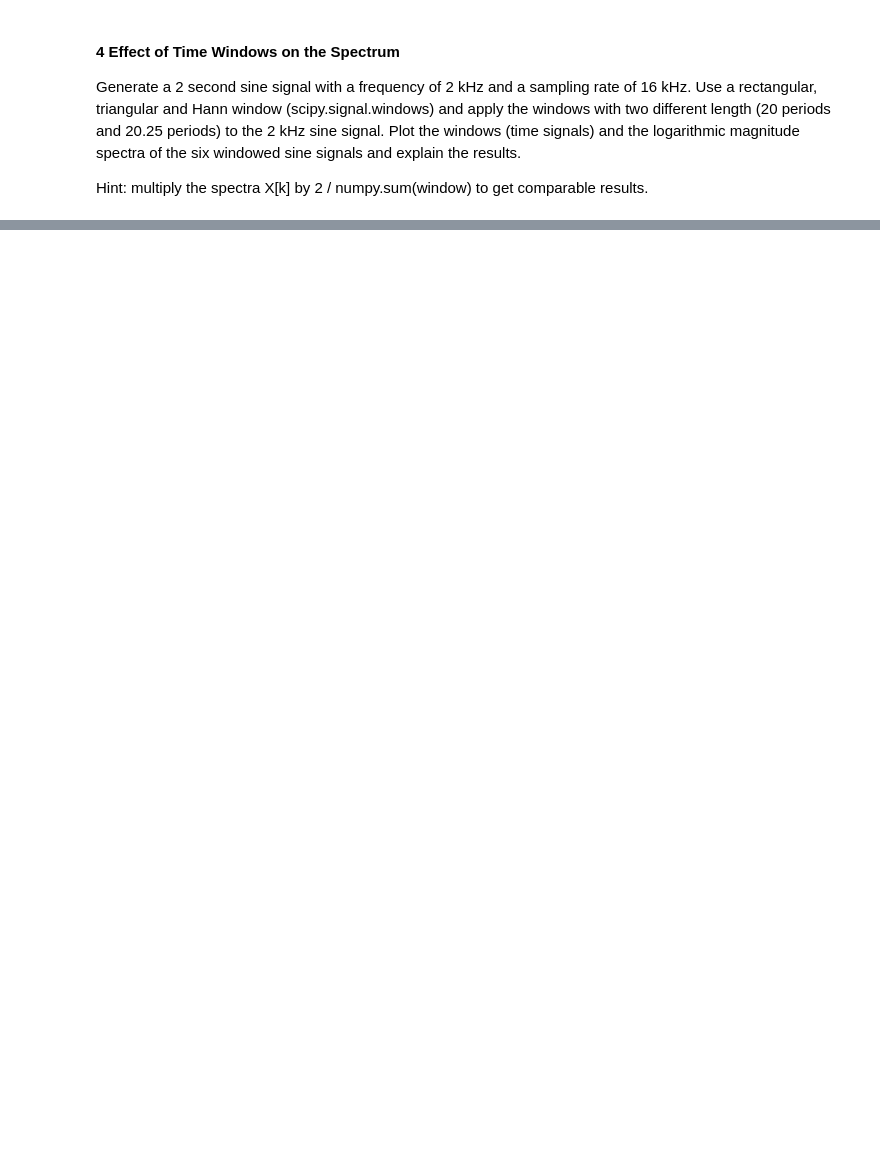
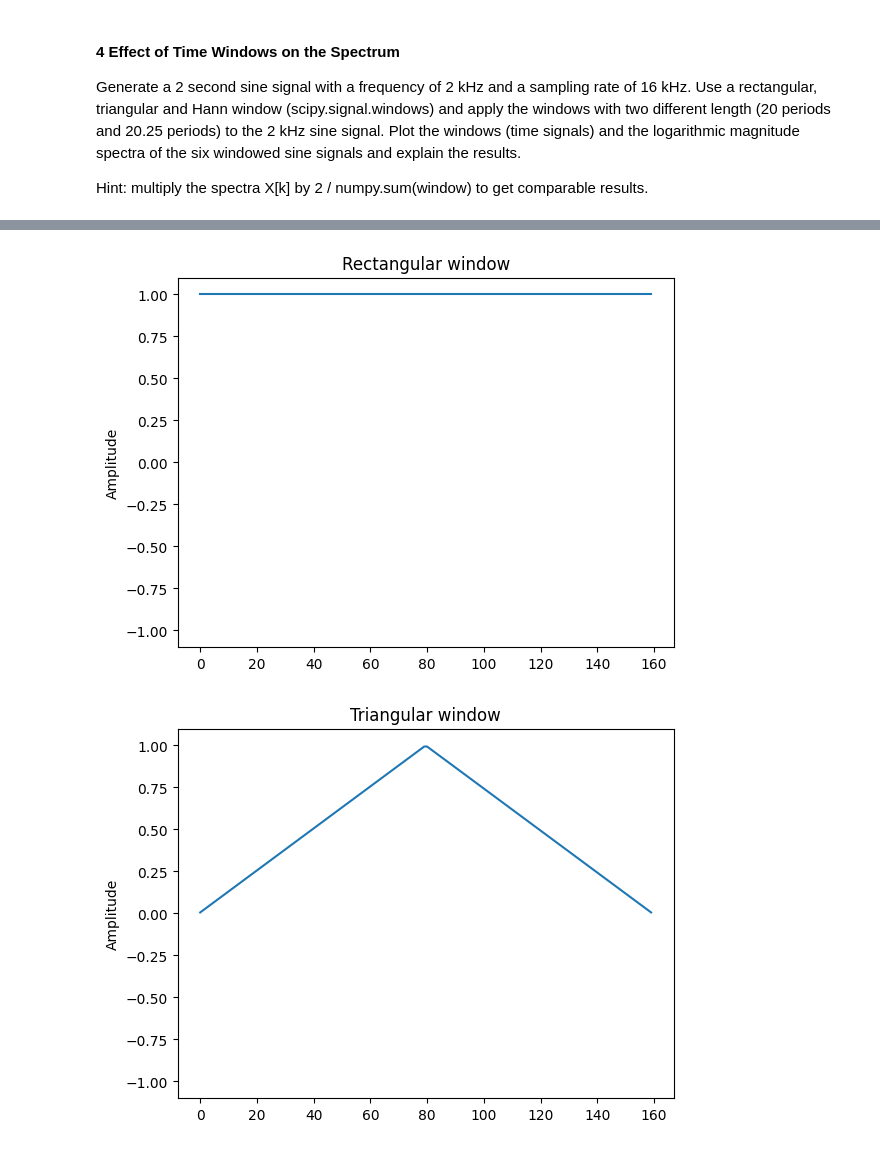
Before and after one commit to audiotechnologie-mattis/signalverarbeitung, a Jupyter notebook: homework_3/homework_3.ipynb, the cells around one changed output, grey strips where cells are left out. Drawn from its saved outputs; the diff is of its cells as text; code cells hidden in the pictures; blank space fills up the shorter version.

```diff
--- a/homework_3/homework_3.ipynb
+++ b/homework_3/homework_3.ipynb
@@ -128,0 +127,33 @@ for window_length_samples in window_length_samples:
+# %%
+f = 2_000
+fs = 16_000
+length_seconds = 2
+N = fs * length_seconds
+window_periods_list = [20, 20.25]
+
+x = generate_sin(N, f, fs)
+
+for window_periods_index, window_periods in enumerate(window_periods_list):
+    N_window = int(fs / f * window_periods)
+    windows = [
+        sps.windows.boxcar(N_window),
+        sps.windows.triang(N_window),
+        sps.windows.hann(N_window)
+    ]
+    windows_padded = [np.pad(window, (0, N - N_window)) for window in windows]
+    window_names = ['Rectangular', 'Triangular', 'Hann']
+
+    if window_periods_index == 0:
+        for window, window_name in zip(windows, window_names):
+            plot_waveform(window, f'{window_name} window')
+
+    for window_padded, window_name in zip(windows_padded, window_names):
+        x_windowed = np.multiply(x, window_padded)
+        f_X = np.fft.rfftfreq(N, 1 / fs)
+        X = np.fft.rfft(x_windowed) * 2 / np.sum(window_padded)
+        title = f'Windowed signal magnitude\n' \
+                f'{window_name} window, periods = {window_periods}\n'
+        plot_frequency_spectrum_magnitude(f_X, X, title)
+# %% [output]
+[figure, added]
+[figure, added]
```
Also changed, not shown: parts of 11 cells of this notebook, 7 other files.
